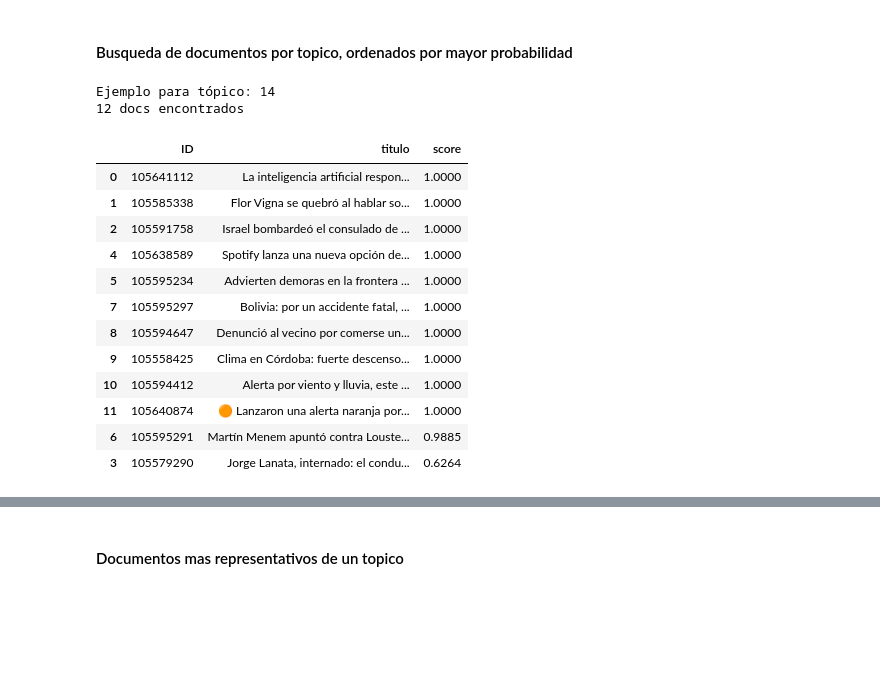
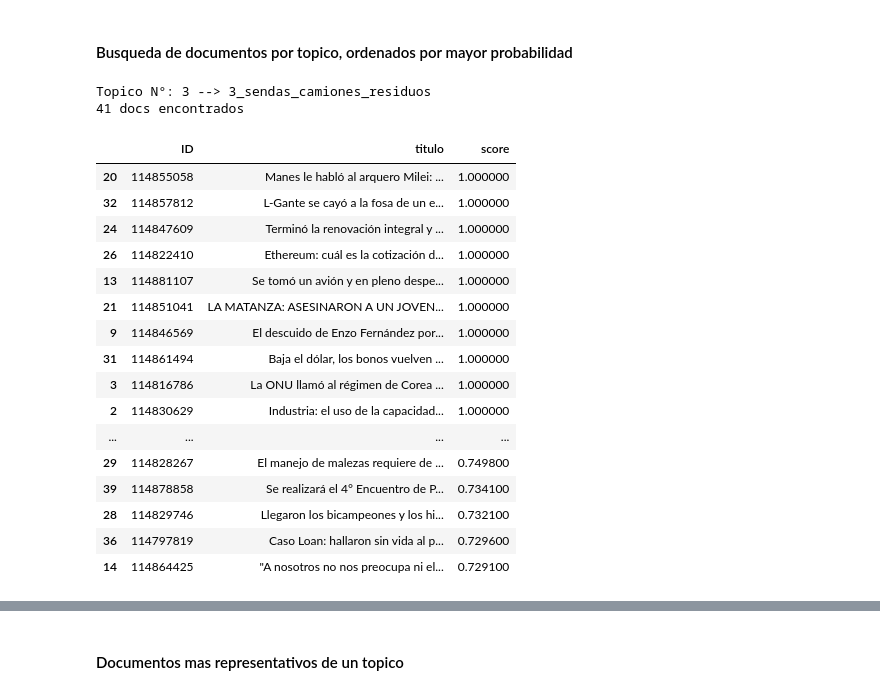
Before and after one commit to gabrielfernandorey/ITBA-NLP, a Jupyter notebook: NLP_02_model.ipynb, the cells around one changed output, grey strips where cells are left out. Cells and saved outputs as stored; diff of their text form; code cells hidden in the pictures; blank space fills up the shorter version.

```diff
--- a/NLP_02_model.ipynb
+++ b/NLP_02_model.ipynb
@@ -103,3 +104,4 @@ len(proc_data)
 # %%
 # Stopwords
 SPANISH_STOPWORDS = list(pd.read_csv(PATH+'spanish_stop_words.csv' )['stopwords'].values)
+SPANISH_STOPWORDS_SPECIAL = list(pd.read_csv(PATH+'spanish_stop_words_spec.csv' )['stopwords'].values)
@@ -159,14 +171,13 @@ topic_model = BERTopic(
 # %% [markdown]
 ### Datos de Entrenamiento a recuperar
 # %%
-chunk = "app"
 # Cargar modelo entrenado o saltar celda y entrenar
-topic_model = BERTopic.load(PATH+f"modelos/bertopic_model_{chunk}")
-#topics = np.load(PATH+f"modelos/topics_{chunk}.npy")
-#probs = np.load(PATH+f"modelos/probs_{chunk}.npy")
+topic_model = BERTopic.load(PATH+f"modelos_notebook/bertopic_model_{choice}")
+#topics = np.load(PATH+f"modelos_notebook/topics_{choice}.npy")
+#probs = np.load(PATH+f"modelos_notebook/probs_{choice}.npy")
 
 # Cargar los embeddings
-docs_embedding = np.load(PATH+f"modelos/docs_embeddings_{chunk}.npy")
+docs_embedding = np.load(PATH+f"modelos_notebook/docs_embeddings_{choice}.npy")
 # %% [markdown]
 ### Entrenamiento
 # %%
@@ -268,12 +252,14 @@ topic_labels[topic_res[0][np.argmax(topic_res[1])]+1]
 ### Buscar los titulos de los primeros n documentos de un topico
 # %%
 # Obtener los n documentos de un tópico
-topic_id = 7
-n_docs = 5
-topic_docs_idx = [i for i, (doc, topic) in enumerate(zip(list(df_parquet['in__title']), topics)) if topic == topic_id]
+topic_id = np.random.randint(len(set(topic_model.topics_))-1)
+print(f"Topico N°: {topic_id} --> {topic_labels[topic_id+1]}" )
+
+n_docs = 5  # N documentos a recuperar
+topic_docs_idx = [i for i, (doc, topic) in enumerate(zip(list(df_parquet['title']), topic_model.topics_)) if topic == topic_id]
 n_docs = n_docs if n_docs <= len(topic_docs_idx) else len(topic_docs_idx)
 
 print(f"{n_docs} de {len(topic_docs_idx)} titulos de noticias encontrados en el tópico {topic_id:}")
 for idx in topic_docs_idx[:n_docs]:
-    print("- ",df_parquet.iloc[idx]['in__title'])
+    print("- ",df_parquet.iloc[idx]['title'])
 # %% [output]
@@ -286,38 +273,35 @@ for idx in topic_docs_idx[:n_docs]:
 # %% [markdown]
 #### Busqueda de documentos por topico, ordenados por mayor probabilidad
 # %%
-topic = 14
-# topic = np.random.randint(0, len(docs_per_topics)-1) # Aleatorio
+docs_per_topics = [i for i, x in enumerate(topic_model.topics_) if x == topic_id]
+score_docs = topic_model.probabilities_[docs_per_topics]
 
-docs_per_topics = [i for i, x in enumerate(topic_model.topics_) if x == topic]
-probs = topic_model.probabilities_[docs_per_topics]
+print(f"Topico N°: {topic_id} --> {topic_labels[topic_id+1]}" )
 
-print("Ejemplo para tópico:", topic)
+reg_data = []
+for i, doc in enumerate(docs_per_topics):
+    reg_data.append([df_parquet.iloc[doc].asset_id, df_parquet.iloc[doc].title, round(score_docs[i],4)])
 
-doc_probs_x_topic = []
-news_nmf = []
-title_nmf = []
-for i, doc in enumerate(docs_per_topics):
-    doc_probs_x_topic.append([df_parquet.index[doc], df_parquet.iloc[doc].in__title, round(probs[i],4)])
-    news_nmf.append(df_parquet.iloc[doc].in__text)
-    title_nmf.append(df_parquet.iloc[doc].in__title)
-
-df_query_1 = pd.DataFrame(doc_probs_x_topic, columns=['ID','titulo','score'])
-print(len(df_query_1), "docs encontrados")
-df_query_1.sort_values('score', ascending=False)
+df_query = pd.DataFrame(reg_data, columns=['ID','titulo','score'])
+print(len(df_query), "docs encontrados")
+df_query.sort_values('score', ascending=False).style.set_properties(subset=['titulo'], **{'text-align': 'left'})
 # %% [output]
-Ejemplo para tópico: 14
-12 docs encontrados
+Topico N°: 3 --> 3_sendas_camiones_residuos
+41 docs encontrados
 |  | ID | titulo | score |
-| 0 | 105641112 | La inteligencia artificial respon... | 1.0000 |
-| 1 | 105585338 | Flor Vigna se quebró al hablar so... | 1.0000 |
-| 2 | 105591758 | Israel bombardeó el consulado de ... | 1.0000 |
-| 4 | 105638589 | Spotify lanza una nueva opción de... | 1.0000 |
-| 5 | 105595234 | Advierten demoras en la frontera ... | 1.0000 |
-| 7 | 105595297 | Bolivia: por un accidente fatal, ... | 1.0000 |
-| 8 | 105594647 | Denunció al vecino por comerse un... | 1.0000 |
-| 9 | 105558425 | Clima en Córdoba: fuerte descenso... | 1.0000 |
-| 10 | 105594412 | Alerta por viento y lluvia, este ... | 1.0000 |
-| 11 | 105640874 | 🟠 Lanzaron una alerta naranja por... | 1.0000 |
-| 6 | 105595291 | Martín Menem apuntó contra Louste... | 0.9885 |
-| 3 | 105579290 | Jorge Lanata, internado: el condu... | 0.6264 |
+| 20 | 114855058 | Manes le habló al arquero Milei: ... | 1.000000 |
+| 32 | 114857812 | L-Gante se cayó a la fosa de un e... | 1.000000 |
+| 24 | 114847609 | Terminó la renovación integral y ... | 1.000000 |
+| 26 | 114822410 | Ethereum: cuál es la cotización d... | 1.000000 |
+| 13 | 114881107 | Se tomó un avión y en pleno despe... | 1.000000 |
+| 21 | 114851041 | LA MATANZA: ASESINARON A UN JOVEN... | 1.000000 |
+| 9 | 114846569 | El descuido de Enzo Fernández por... | 1.000000 |
+| 31 | 114861494 | Baja el dólar, los bonos vuelven ... | 1.000000 |
+| 3 | 114816786 | La ONU llamó al régimen de Corea ... | 1.000000 |
+| 2 | 114830629 | Industria: el uso de la capacidad... | 1.000000 |
+| ... | ... | ... | ... |
+| 29 | 114828267 | El manejo de malezas requiere de ... | 0.749800 |
+| 39 | 114878858 | Se realizará el 4° Encuentro de P... | 0.734100 |
+| 28 | 114829746 | Llegaron los bicampeones y los hi... | 0.732100 |
+| 36 | 114797819 | Caso Loan: hallaron sin vida al p... | 0.729600 |
+| 14 | 114864425 | "A nosotros no nos preocupa ni el... | 0.729100 |
```
Also changed, not shown: parts of 63 cells of this notebook, 36 other files.
